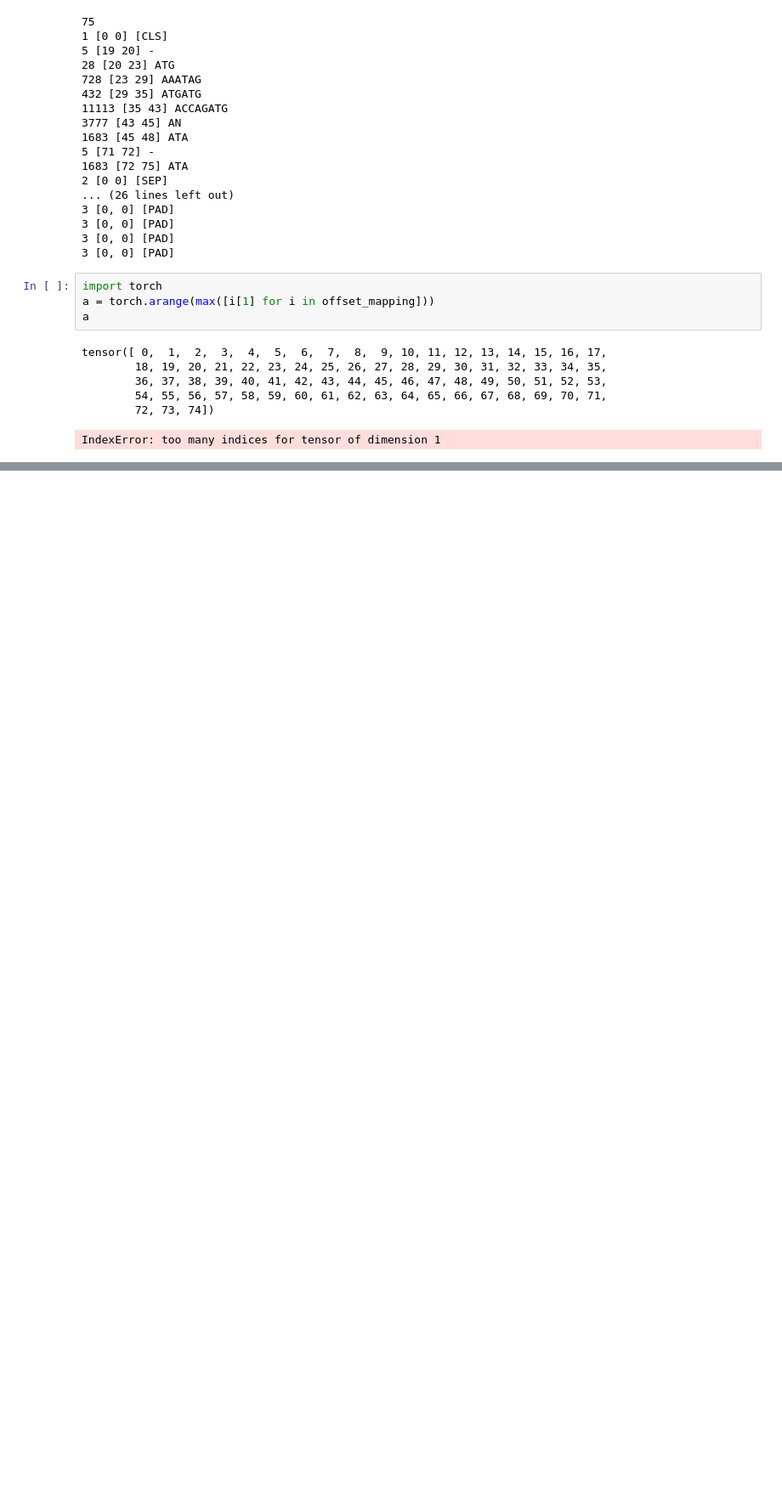
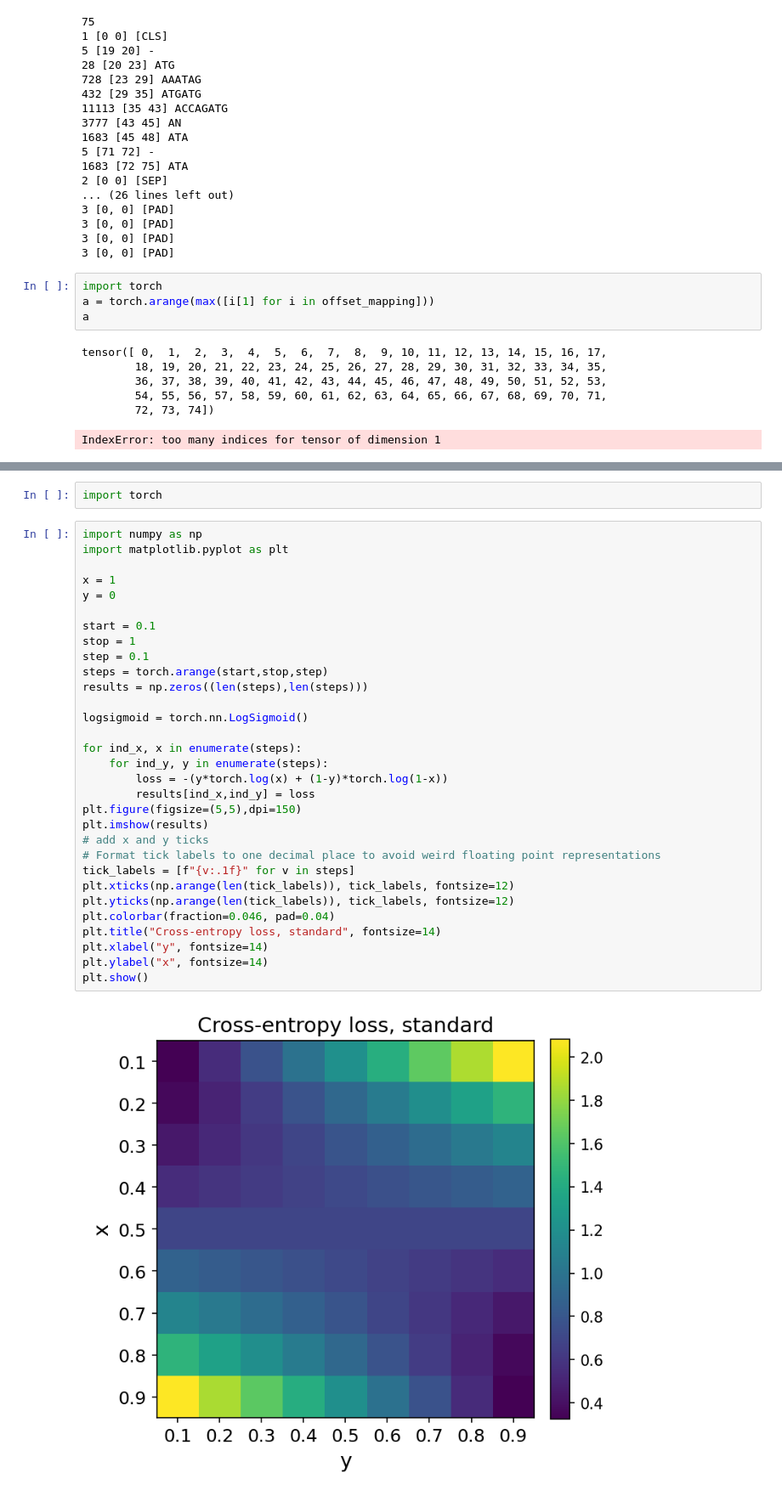
Before and after one commit to AIRI-Institute/GENA_LM, a Jupyter notebook: downstream_tasks/minja.annotation/test.ipynb, the cells around one changed output, grey strips where cells are left out. Shown at 85% size. Saved outputs shown, nothing was run; the diff lists cells and outputs as text; blank space fills up the shorter version.

```diff
--- a/downstream_tasks/minja.annotation/test.ipynb
+++ b/downstream_tasks/minja.annotation/test.ipynb
@@ -281,0 +284,35 @@ IndexError: too many indices for tensor of dimension 1
+# %%
+import torch
+# %%
+import numpy as np
+import matplotlib.pyplot as plt
+
+x = 1
+y = 0
+
+start = 0.1
+stop = 1
+step = 0.1
+steps = torch.arange(start,stop,step)
+results = np.zeros((len(steps),len(steps)))
+
+logsigmoid = torch.nn.LogSigmoid()
+
+for ind_x, x in enumerate(steps):
+	for ind_y, y in enumerate(steps):
+		loss = -(y*torch.log(x) + (1-y)*torch.log(1-x))
+		results[ind_x,ind_y] = loss
+plt.figure(figsize=(5,5),dpi=150)
+plt.imshow(results)
+# add x and y ticks
+# Format tick labels to one decimal place to avoid weird floating point representations
+tick_labels = [f"{v:.1f}" for v in steps]
+plt.xticks(np.arange(len(tick_labels)), tick_labels, fontsize=12)
+plt.yticks(np.arange(len(tick_labels)), tick_labels, fontsize=12)
+plt.colorbar(fraction=0.046, pad=0.04)
+plt.title("Cross-entropy loss, standard", fontsize=14)
+plt.xlabel("y", fontsize=14)
+plt.ylabel("x", fontsize=14)
+plt.show()
+# %% [output]
+[figure, added]
```
Also changed, not shown: parts of 3 cells of this notebook, 6 other files.
